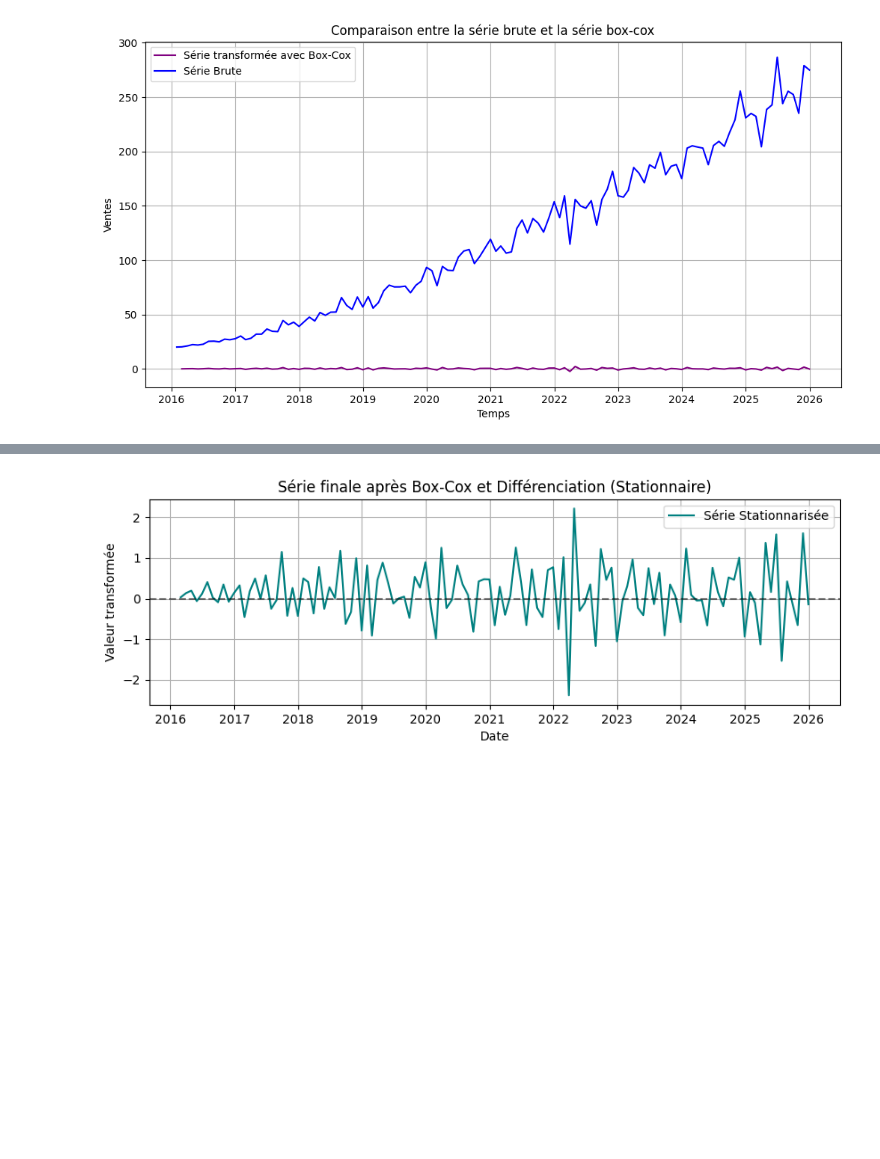
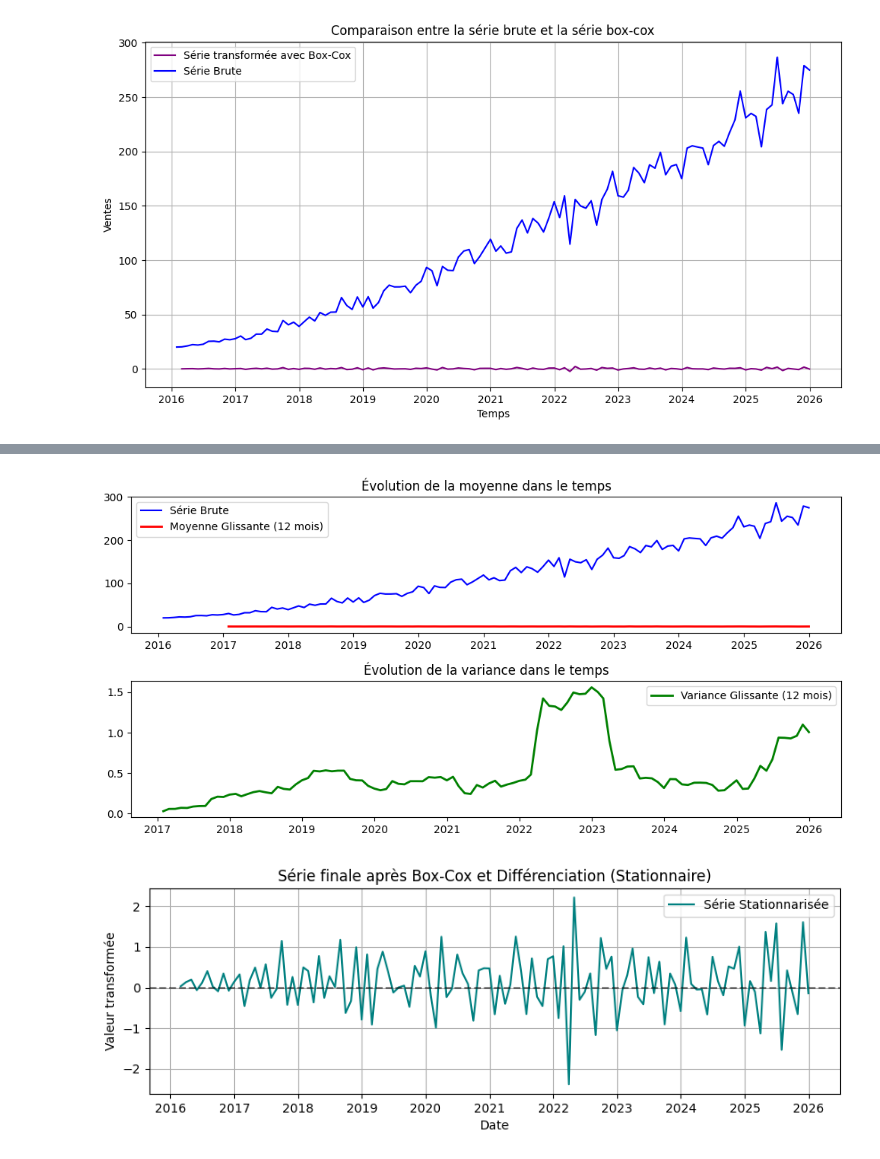
Before and after one commit to RajaaLebnaiti/100-Days-of-Data-Science, a Jupyter notebook: Time Series/Module 2/main.ipynb, the cells around one changed output, grey strips where cells are left out. Drawn from its saved outputs; the diff is of its cells as text; code cells hidden in the pictures; blank space fills up the shorter version.

```diff
--- a/Time Series/Module 2/main.ipynb
+++ b/Time Series/Module 2/main.ipynb
@@ -158,3 +183,28 @@ p_value est : 1.730527460626849e-14
+# %%
+# Vérifier si la série est devenue stationnaire:
+
+window_size= 12
+
+rolling_mean = series_diff.rolling(window= window_size).mean()
+rolling_var = series_diff.rolling(window= window_size).var()
+
+
+plt.figure(figsize=(10,5))
+plt.subplot(2, 1, 1)
+plt.plot(df['Ventes'], label='Série Brute', color='blue')
+plt.plot(rolling_mean, label='Moyenne Glissante (12 mois)', color='red', linewidth=2)
+plt.legend()
+plt.title("Évolution de la moyenne dans le temps")
+
+plt.subplot(2, 1, 2)
+plt.plot(rolling_var, label='Variance Glissante (12 mois)', color='green', linewidth=2)
+plt.legend()
+plt.title("Évolution de la variance dans le temps")
+
+plt.tight_layout()
+plt.show()
+# %% [output]
+[figure, added]
 # %%
 plt.figure(figsize=(10, 3))
 plt.plot(series_diff.index, series_diff, color="teal", label="Série Stationnarisée")
```
Also changed, not shown: parts of 7 cells of this notebook, 4 other files.
